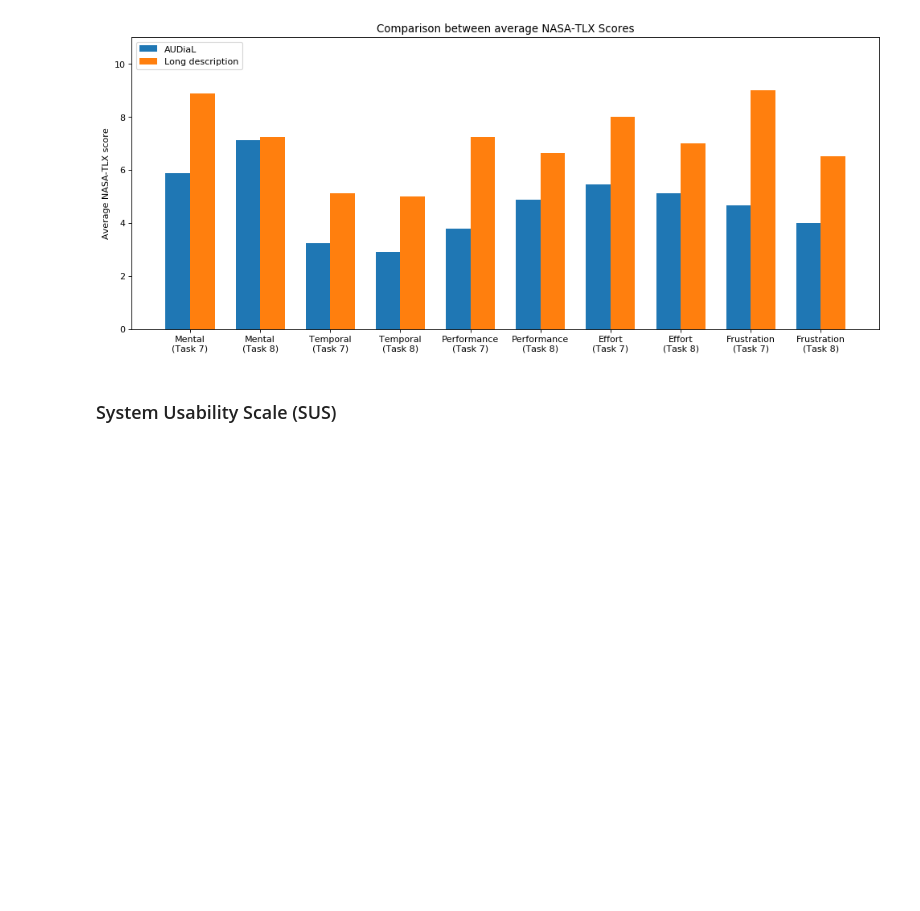
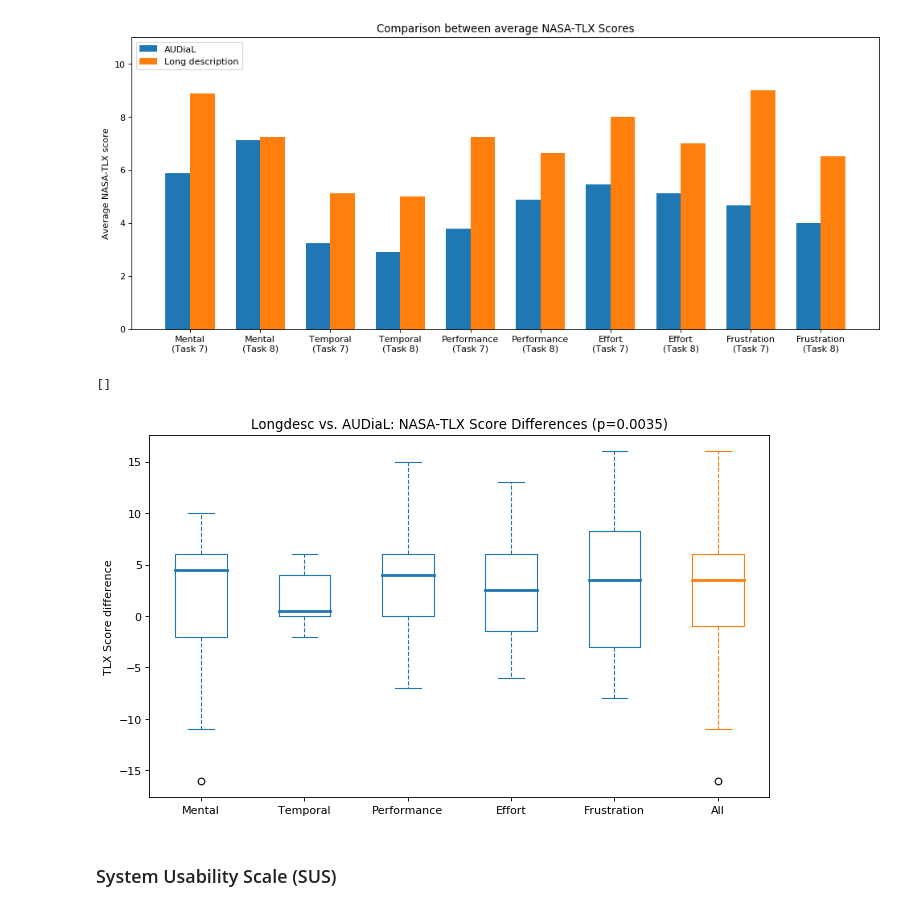
Before and after one commit to tomurillo/AUDiaL, a Jupyter notebook: docs/evaluation/evaluation_report.ipynb, the cells around one changed output. Drawn from its saved outputs; the diff is of its cells as text; code cells hidden in the pictures; blank space fills up the shorter version.

```diff
--- a/docs/evaluation/evaluation_report.ipynb
+++ b/docs/evaluation/evaluation_report.ipynb
@@ -288,6 +320,41 @@ plt.ylabel('Average NASA-TLX score')
 plt.show()
 # %% [output]
 [figure]
+# %%
+# Differences between individual NASA-TLX scores
+tlx_count = len(tlx_names)
+diffs = []
+p_vals = []
+end = start + 2
+tlx_d_comb, tlx_t_comb = [], []
+for t_n in tlx_names:
+    diffs_tn = []
+    for i in range(start, end):
+        tlx_d = eval_data[:]['Dialogue__TLX__{}__{}'.format(t_n, i)]
+        tlx_t = eval_data[:]['Table__TLX__{}__{}'.format(t_n, i)]
+        for j in range(len(tlx_d)):
+            if tlx_d[j] > -1 and tlx_t[j] > -1:
+                diffs_tn.append(tlx_t[j] - tlx_d[j])
+                tlx_d_comb.append(tlx_d[j])
+                tlx_t_comb.append(tlx_t[j])
+    diffs.append(diffs_tn)
+diffs = np.array(diffs)
+# T-test for the means of both populations
+_, p_val = stats.ttest_ind(tlx_t_comb, tlx_d_comb)
+# Plot statistics
+fig = plt.figure(figsize=(10, 6), dpi=80, facecolor='w', edgecolor='k')
+bp1 = plt.boxplot(diffs.T, positions=range(tlx_count), widths=.5)
+set_box_color(bp1, '#1F77B4')
+bp2 = plt.boxplot(diffs.flatten(), positions=[tlx_count], widths=.5)
+set_box_color(bp2, '#FF7F0E')
+plt.xticks(range(tlx_count + 1), tlx_names + ['All'])
+plt.xlim(-0.5, tlx_count+0.5)
+plt.title('Longdesc vs. AUDiaL: NASA-TLX Score Differences (p={:06.4f})'.format(p_val))
+plt.ylabel('TLX Score difference')
+plt.plot()
+# %% [output]
+[]
+[figure, added]
 # %% [markdown]
 ### System Usability Scale (SUS)
 # %% [markdown]
```
Also changed, not shown: parts of 6 cells of this notebook.
